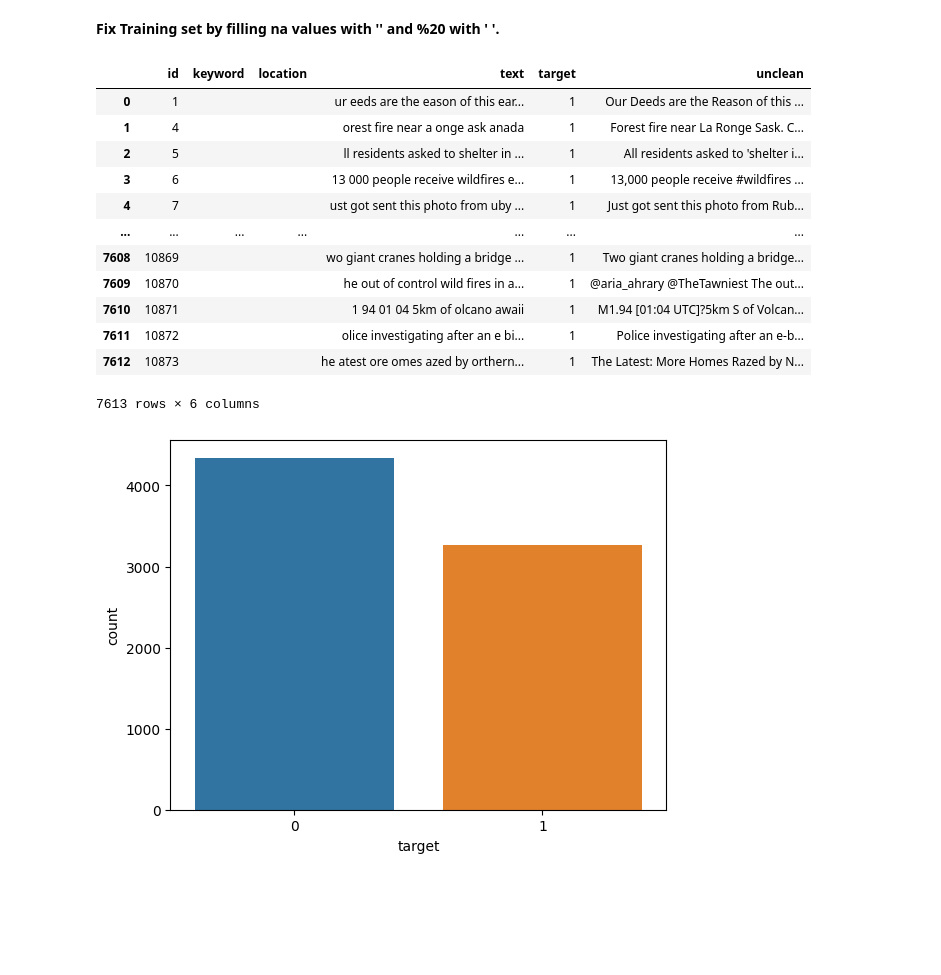
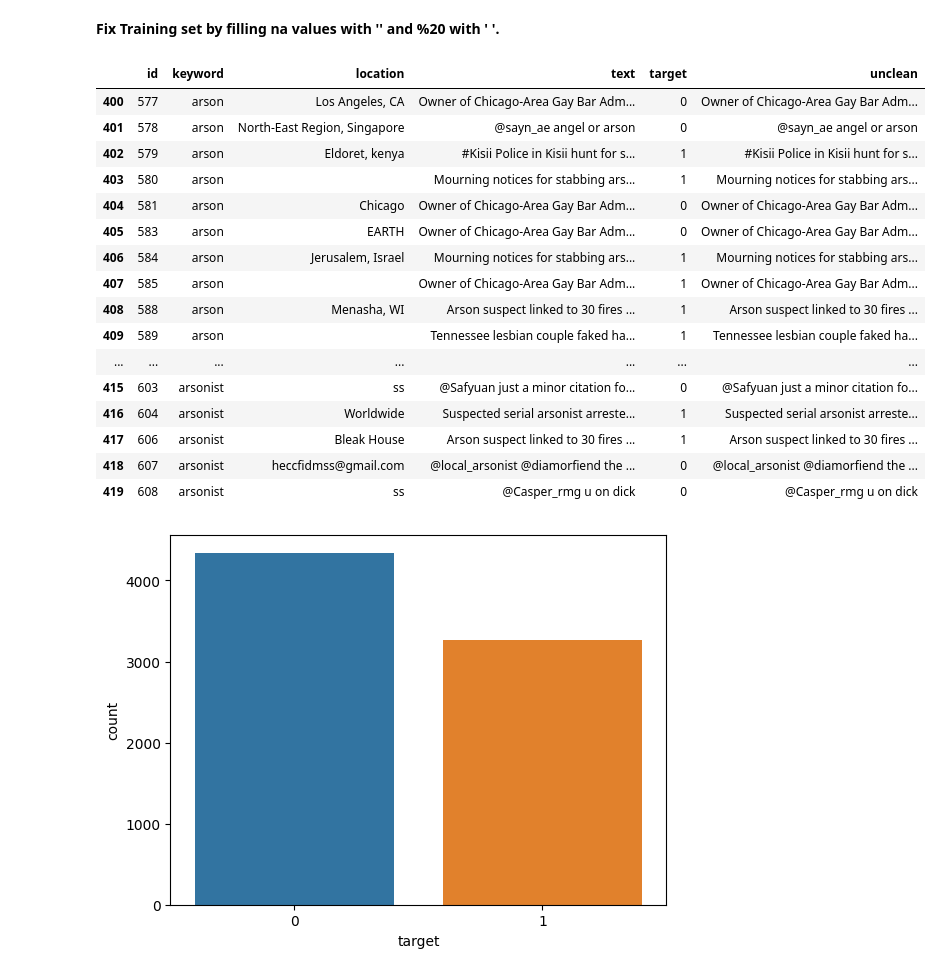
Before and after one commit to andrewbremner3/NLP_Tweet_Catagorization, a Jupyter notebook: disastertweets-nlp.ipynb, the cells around one changed output. Saved outputs shown, nothing was run; the diff lists cells and outputs as text; code cells hidden in the pictures; blank space fills up the shorter version.

```diff
--- a/disastertweets-nlp.ipynb
+++ b/disastertweets-nlp.ipynb
@@ -87,7 +88,7 @@ def cleaner(tweet):
 # %%
 df['location'] = df['location'].fillna('')
 df['keyword'] = df['keyword'].fillna('')
-df['text'] = df['text'].map(lambda x: cleaner(x))
+#df['text'] = df['text'].map(lambda x: cleaner(x))
 df = df.replace('%20', ' ', regex=True)
 # %%
 df_test['location'] = df_test['location'].fillna('')
@@ -96,20 +97,24 @@ df_test['text'] = df_test['text'].map(lambda x: cleaner(x))
 df_test = df_test.replace('%20', ' ', regex=True)
 # %%
-df
+df[400:420]
 # %% [output]
 |  | id | keyword | location | text | target | unclean |
-| 0 | 1 |  |  | ur eeds are the eason of this ear... | 1 | Our Deeds are the Reason of this ... |
-| 1 | 4 |  |  | orest fire near a onge ask anada | 1 | Forest fire near La Ronge Sask. C... |
-| 2 | 5 |  |  | ll residents asked to shelter in ... | 1 | All residents asked to 'shelter i... |
-| 3 | 6 |  |  | 13 000 people receive wildfires e... | 1 | 13,000 people receive #wildfires ... |
-| 4 | 7 |  |  | ust got sent this photo from uby ... | 1 | Just got sent this photo from Rub... |
+| 400 | 577 | arson | Los Angeles, CA | Owner of Chicago-Area Gay Bar Adm... | 0 | Owner of Chicago-Area Gay Bar Adm... |
+| 401 | 578 | arson | North-East Region, Singapore | @sayn_ae angel or arson | 0 | @sayn_ae angel or arson |
+| 402 | 579 | arson | Eldoret, kenya | #Kisii Police in Kisii hunt for s... | 1 | #Kisii Police in Kisii hunt for s... |
+| 403 | 580 | arson |  | Mourning notices for stabbing ars... | 1 | Mourning notices for stabbing ars... |
+| 404 | 581 | arson | Chicago | Owner of Chicago-Area Gay Bar Adm... | 0 | Owner of Chicago-Area Gay Bar Adm... |
+| 405 | 583 | arson | EARTH | Owner of Chicago-Area Gay Bar Adm... | 0 | Owner of Chicago-Area Gay Bar Adm... |
+| 406 | 584 | arson | Jerusalem, Israel | Mourning notices for stabbing ars... | 1 | Mourning notices for stabbing ars... |
+| 407 | 585 | arson |  | Owner of Chicago-Area Gay Bar Adm... | 1 | Owner of Chicago-Area Gay Bar Adm... |
+| 408 | 588 | arson | Menasha, WI | Arson suspect linked to 30 fires ... | 1 | Arson suspect linked to 30 fires ... |
+| 409 | 589 | arson |  | Tennessee lesbian couple faked ha... | 1 | Tennessee lesbian couple faked ha... |
 | ... | ... | ... | ... | ... | ... | ... |
-| 7608 | 10869 |  |  | wo giant cranes holding a bridge ... | 1 | Two giant cranes holding a bridge... |
-| 7609 | 10870 |  |  | he out of control wild fires in a... | 1 | @aria_ahrary @TheTawniest The out... |
-| 7610 | 10871 |  |  | 1 94 01 04 5km of olcano awaii | 1 | M1.94 [01:04 UTC]?5km S of Volcan... |
-| 7611 | 10872 |  |  | olice investigating after an e bi... | 1 | Police investigating after an e-b... |
-| 7612 | 10873 |  |  | he atest ore omes azed by orthern... | 1 | The Latest: More Homes Razed by N... |
+| 415 | 603 | arsonist | ss | @Safyuan just a minor citation fo... | 0 | @Safyuan just a minor citation fo... |
+| 416 | 604 | arsonist | Worldwide | Suspected serial arsonist arreste... | 1 | Suspected serial arsonist arreste... |
+| 417 | 606 | arsonist | Bleak House | Arson suspect linked to 30 fires ... | 1 | Arson suspect linked to 30 fires ... |
+| 418 | 607 | arsonist | heccfidmss@gmail.com | @local_arsonist @diamorfiend the ... | 0 | @local_arsonist @diamorfiend the ... |
+| 419 | 608 | arsonist | ss | @Casper_rmg u on dick | 0 | @Casper_rmg u on dick |
-7613 rows × 6 columns
 # %%
 sns.countplot(data=df, x='target');
 # %% [output]
```
Also changed, not shown: parts of 18 cells of this notebook.
